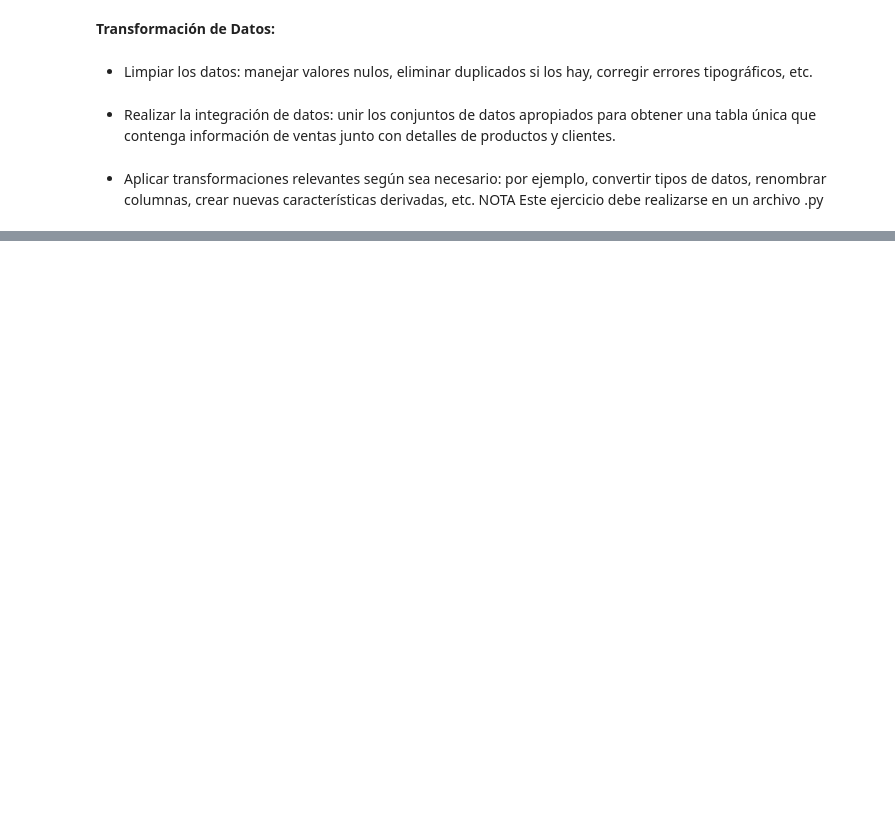
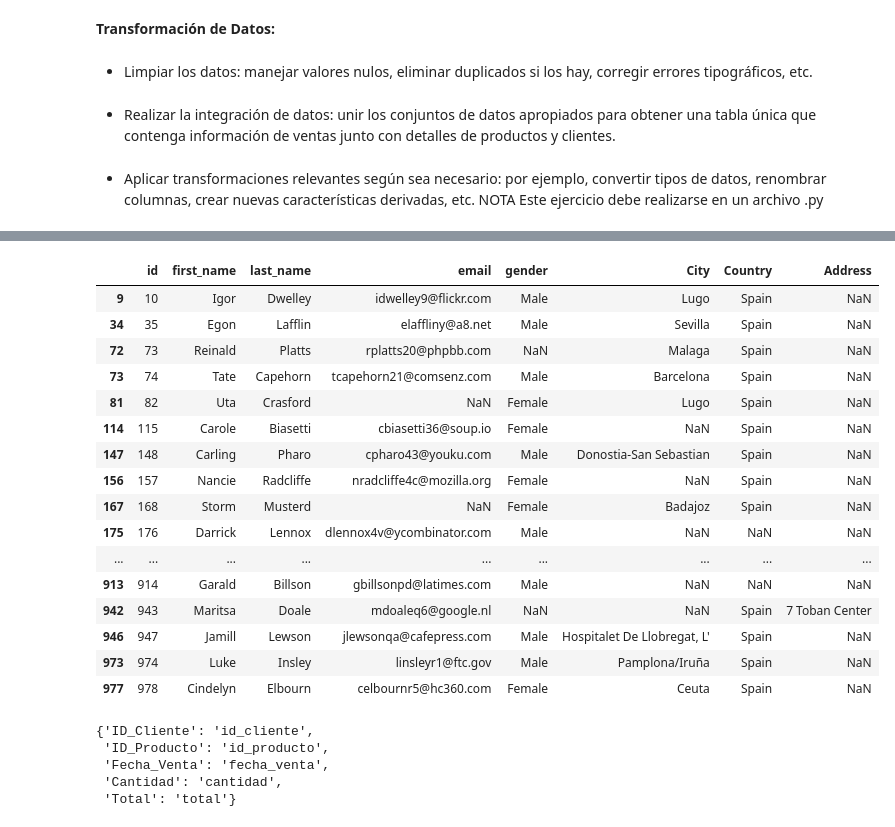
Before and after one commit to FrancaTortaroloo/mod3-pairprogramming, a Jupyter notebook: Pair_ETL1.ipynb, the cells around one changed output, grey strips where cells are left out. Drawn from its saved outputs; the diff is of its cells as text; code cells hidden in the pictures; blank space fills up the shorter version.

```diff
--- a/Pair_ETL1.ipynb
+++ b/Pair_ETL1.ipynb
@@ -67,0 +125,28 @@ NOTA Este ejercicio debe realizarse en un archivo .py
+# %%
+ver_duplicados(clientes_df, 'Address')
+# %% [output]
+|  | id | first_name | last_name | email | gender | City | Country | Address |
+| 9 | 10 | Igor | Dwelley | idwelley9@flickr.com | Male | Lugo | Spain | NaN |
+| 34 | 35 | Egon | Lafflin | elaffliny@a8.net | Male | Sevilla | Spain | NaN |
+| 72 | 73 | Reinald | Platts | rplatts20@phpbb.com | NaN | Malaga | Spain | NaN |
+| 73 | 74 | Tate | Capehorn | tcapehorn21@comsenz.com | Male | Barcelona | Spain | NaN |
+| 81 | 82 | Uta | Crasford | NaN | Female | Lugo | Spain | NaN |
+| 114 | 115 | Carole | Biasetti | cbiasetti36@soup.io | Female | NaN | Spain | NaN |
+| 147 | 148 | Carling | Pharo | cpharo43@youku.com | Male | Donostia-San Sebastian | Spain | NaN |
+| 156 | 157 | Nancie | Radcliffe | nradcliffe4c@mozilla.org | Female | NaN | Spain | NaN |
+| 167 | 168 | Storm | Musterd | NaN | Female | Badajoz | Spain | NaN |
+| 175 | 176 | Darrick | Lennox | dlennox4v@ycombinator.com | Male | NaN | NaN | NaN |
+| ... | ... | ... | ... | ... | ... | ... | ... | ... |
+| 913 | 914 | Garald | Billson | gbillsonpd@latimes.com | Male | NaN | NaN | NaN |
+| 942 | 943 | Maritsa | Doale | mdoaleq6@google.nl | NaN | NaN | Spain | 7 Toban Center |
+| 946 | 947 | Jamill | Lewson | jlewsonqa@cafepress.com | Male | Hospitalet De Llobregat, L' | Spain | NaN |
+| 973 | 974 | Luke | Insley | linsleyr1@ftc.gov | Male | Pamplona/Iruña | Spain | NaN |
+| 977 | 978 | Cindelyn | Elbourn | celbournr5@hc360.com | Female | Ceuta | Spain | NaN |
+# %%
+pasar_minuscula(ventas_df)
+# %% [output]
+{'ID_Cliente': 'id_cliente',
+ 'ID_Producto': 'id_producto',
+ 'Fecha_Venta': 'fecha_venta',
+ 'Cantidad': 'cantidad',
+ 'Total': 'total'}
```
Also changed, not shown: parts of 11 cells of this notebook, 1 other file.
